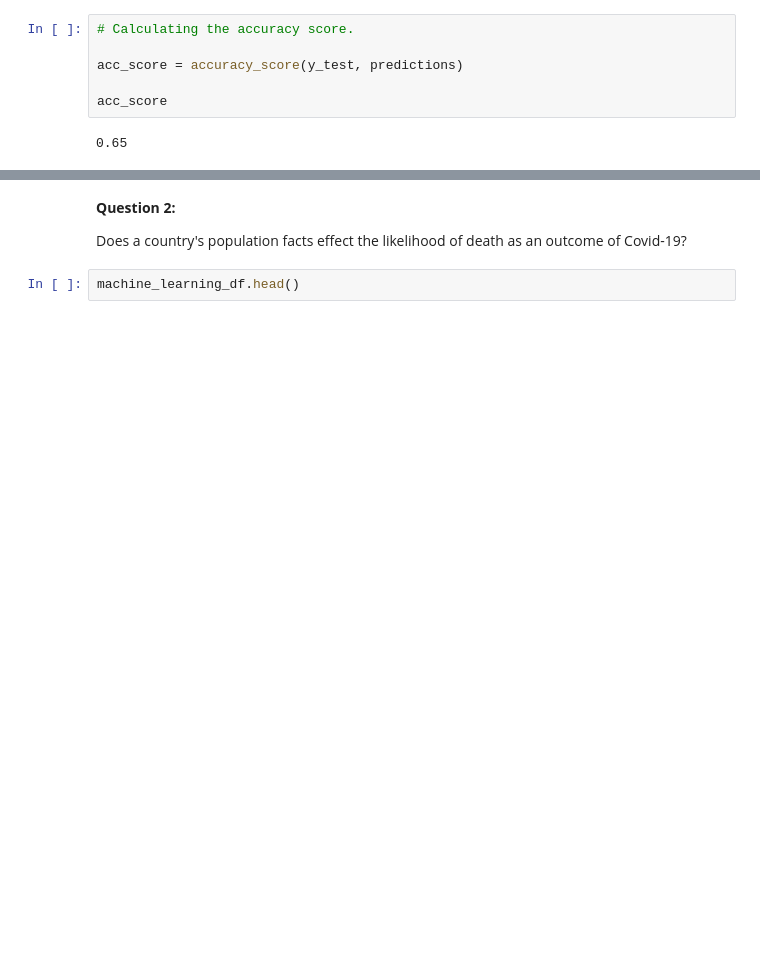
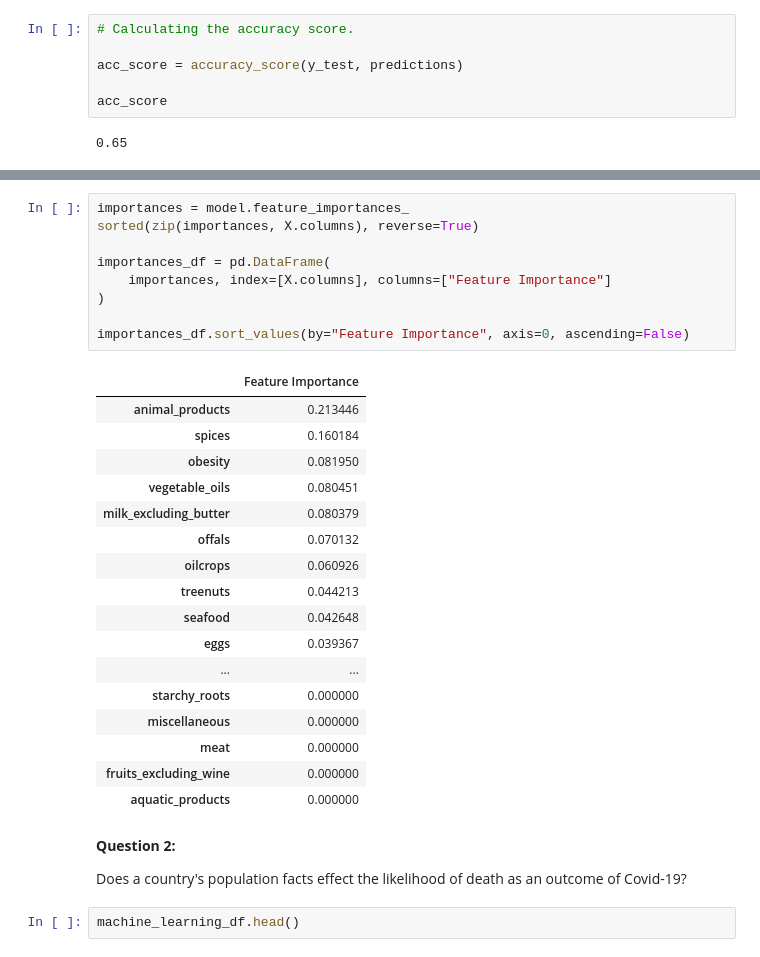
Before and after one commit to Mikeblanchard/Covid_Project, a Jupyter notebook: Machine_Learning_Final/Covid_Project_Machine_Learning_Final.ipynb, the cells around one changed output, grey strips where cells are left out. Saved outputs shown, nothing was run; the diff lists cells and outputs as text; blank space fills up the shorter version.

```diff
--- a/Machine_Learning_Final/Covid_Project_Machine_Learning_Final.ipynb
+++ b/Machine_Learning_Final/Covid_Project_Machine_Learning_Final.ipynb
@@ -321,5 +321,32 @@ sorted(zip( importances, X.columns), reverse=True)
  (0.0, 'cereals_excluding_beer'),
  (0.0, 'aquatic_products')]
+# %%
+importances = model.feature_importances_
+sorted(zip(importances, X.columns), reverse=True)
+
+importances_df = pd.DataFrame(
+    importances, index=[X.columns], columns=["Feature Importance"]
+)
+
+importances_df.sort_values(by="Feature Importance", axis=0, ascending=False)
+# %% [output]
+|  | Feature Importance |
+| animal_products | 0.213446 |
+| spices | 0.160184 |
+| obesity | 0.081950 |
+| vegetable_oils | 0.080451 |
+| milk_excluding_butter | 0.080379 |
+| offals | 0.070132 |
+| oilcrops | 0.060926 |
+| treenuts | 0.044213 |
+| seafood | 0.042648 |
+| eggs | 0.039367 |
+| ... | ... |
+| starchy_roots | 0.000000 |
+| miscellaneous | 0.000000 |
+| meat | 0.000000 |
+| fruits_excluding_wine | 0.000000 |
+| aquatic_products | 0.000000 |
 # %% [markdown]
 **Question 2:**
 
```
Also changed, not shown: parts of 16 cells of this notebook, 4 other files.
